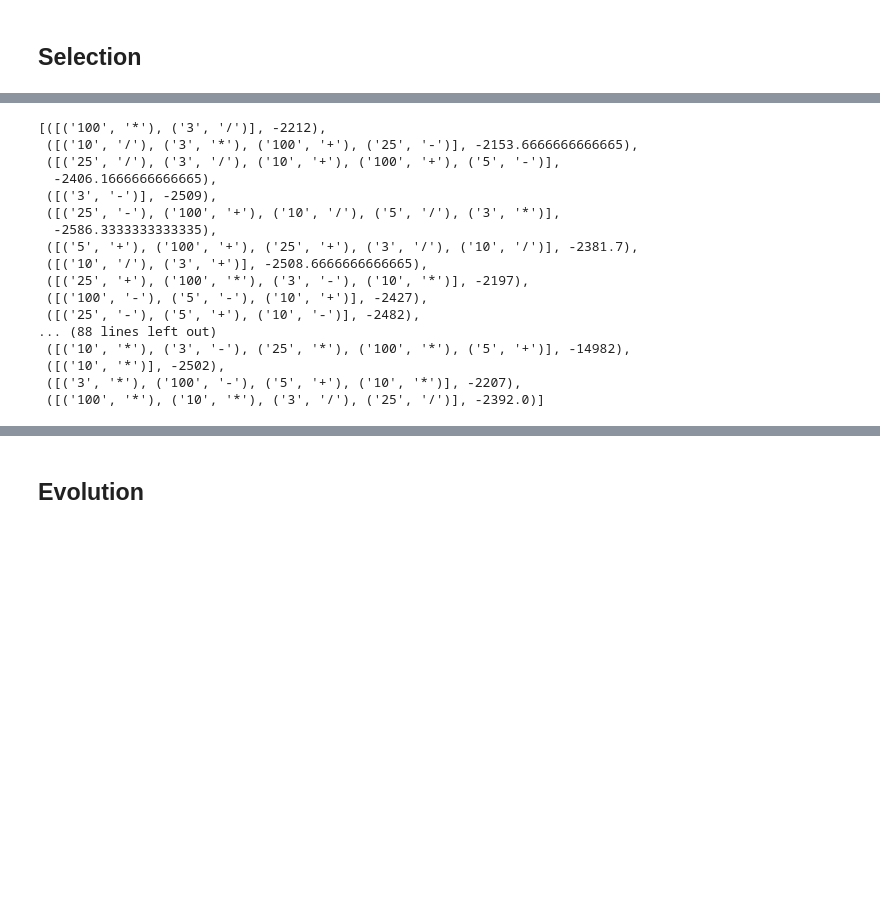
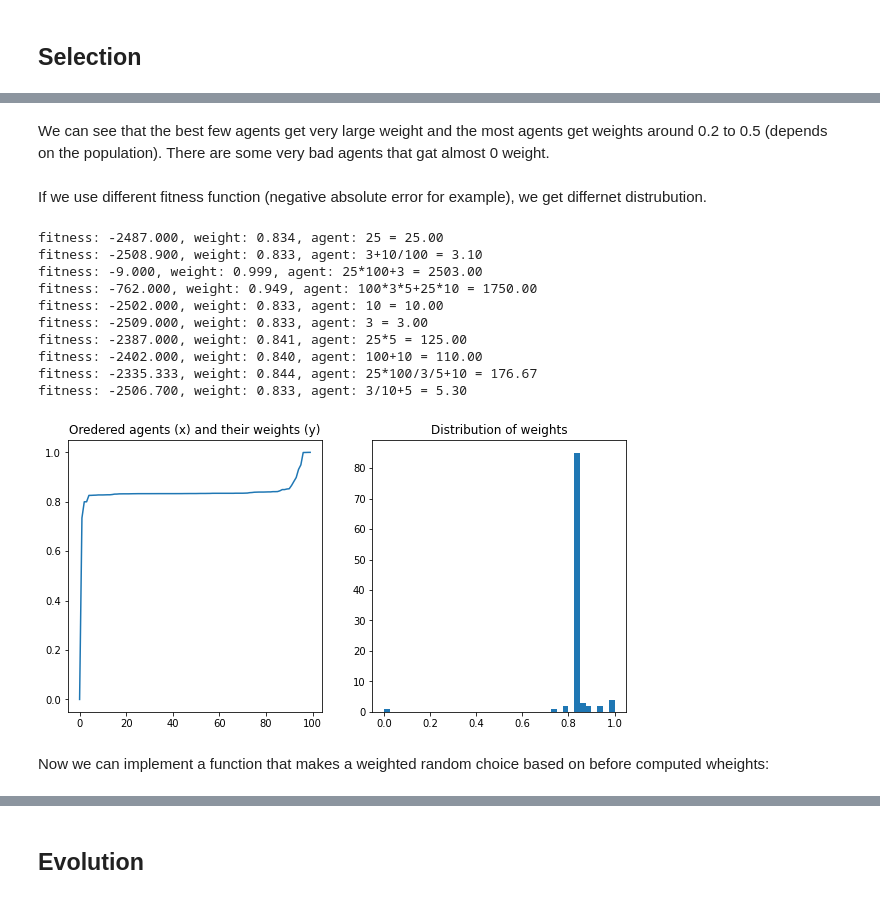
Before and after one commit to njezersek/Inteligent-Systems-assignment1, a Jupyter notebook: assignment.ipynb, the cells around one changed output, grey strips where cells are left out. Drawn from its saved outputs; the diff is of its cells as text; code cells hidden in the pictures; blank space fills up the shorter version.

```diff
--- a/assignment.ipynb
+++ b/assignment.ipynb
@@ -105,2 +105,5 @@ def fitness_abs(agent):
+# %%
+def fitness_abs(agent):
+    return -error(agent)
 # %%
 def fitness_inverse(agent):
@@ -329,21 +397,21 @@ random.choices([1,2,3], [0.9, 0.1, 0.5], k=20)
+# %% [markdown]
+We can see that the best few agents get very large weight and the most agents get weights around 0.2 to 0.5 (depends on the population). There are some very bad agents that gat almost 0 weight.
+# %% [markdown]
+If we use different fitness function (negative absolute error for example), we get differnet distrubution.
 # %%
 population_with_fitness = [(a, fitness_abs(a)) for a in population]
-population_with_fitness
+_ = get_weights(population_with_fitness, verbose=True)
 # %% [output]
-[([('100', '*'), ('3', '/')], -2212),
- ([('10', '/'), ('3', '*'), ('100', '+'), ('25', '-')], -2153.6666666666665),
- ([('25', '/'), ('3', '/'), ('10', '+'), ('100', '+'), ('5', '-')],
-  -2406.1666666666665),
- ([('3', '-')], -2509),
- ([('25', '-'), ('100', '+'), ('10', '/'), ('5', '/'), ('3', '*')],
-  -2586.3333333333335),
- ([('5', '+'), ('100', '+'), ('25', '+'), ('3', '/'), ('10', '/')], -2381.7),
- ([('10', '/'), ('3', '+')], -2508.6666666666665),
- ([('25', '+'), ('100', '*'), ('3', '-'), ('10', '*')], -2197),
- ([('100', '-'), ('5', '-'), ('10', '+')], -2427),
- ([('25', '-'), ('5', '+'), ('10', '-')], -2482),
-... (88 lines left out)
- ([('10', '*'), ('3', '-'), ('25', '*'), ('100', '*'), ('5', '+')], -14982),
- ([('10', '*')], -2502),
- ([('3', '*'), ('100', '-'), ('5', '+'), ('10', '*')], -2207),
- ([('100', '*'), ('10', '*'), ('3', '/'), ('25', '/')], -2392.0)]
+fitness: -2487.000, weight: 0.834, agent: 25 = 25.00
+fitness: -2508.900, weight: 0.833, agent: 3+10/100 = 3.10
+fitness: -9.000, weight: 0.999, agent: 25*100+3 = 2503.00
+fitness: -762.000, weight: 0.949, agent: 100*3*5+25*10 = 1750.00
+fitness: -2502.000, weight: 0.833, agent: 10 = 10.00
+fitness: -2509.000, weight: 0.833, agent: 3 = 3.00
+fitness: -2387.000, weight: 0.841, agent: 25*5 = 125.00
+fitness: -2402.000, weight: 0.840, agent: 100+10 = 110.00
+fitness: -2335.333, weight: 0.844, agent: 25*100/3/5+10 = 176.67
+fitness: -2506.700, weight: 0.833, agent: 3/10+5 = 5.30
+[figure, added]
+# %% [markdown]
+Now we can implement a function that makes a weighted random choice based on before computed wheights:
```
Also changed, not shown: parts of 15 cells of this notebook.
